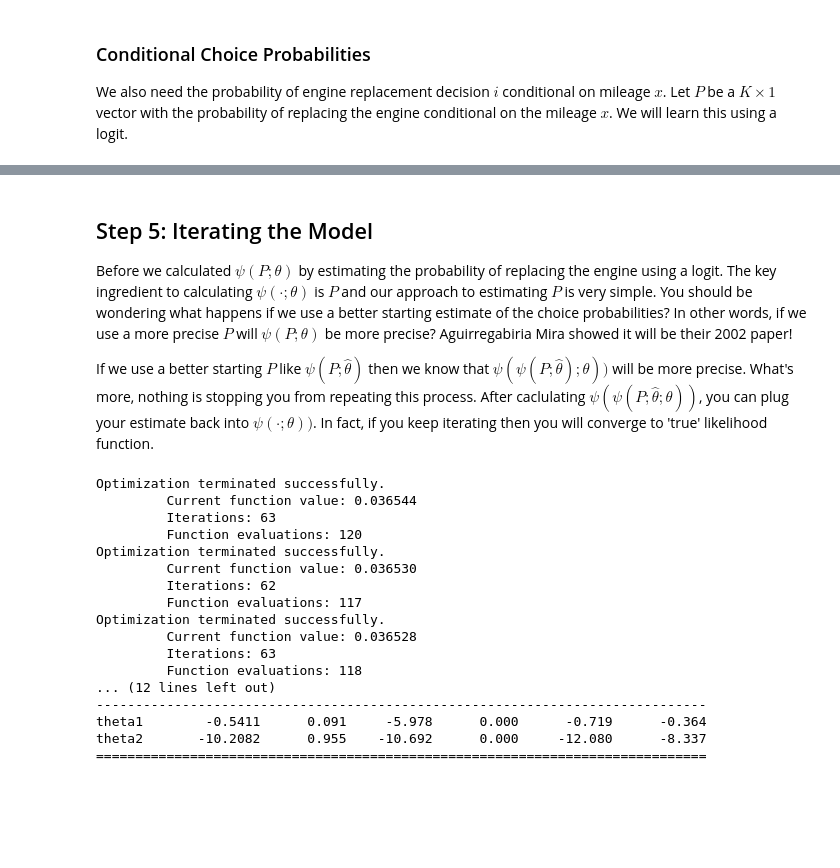
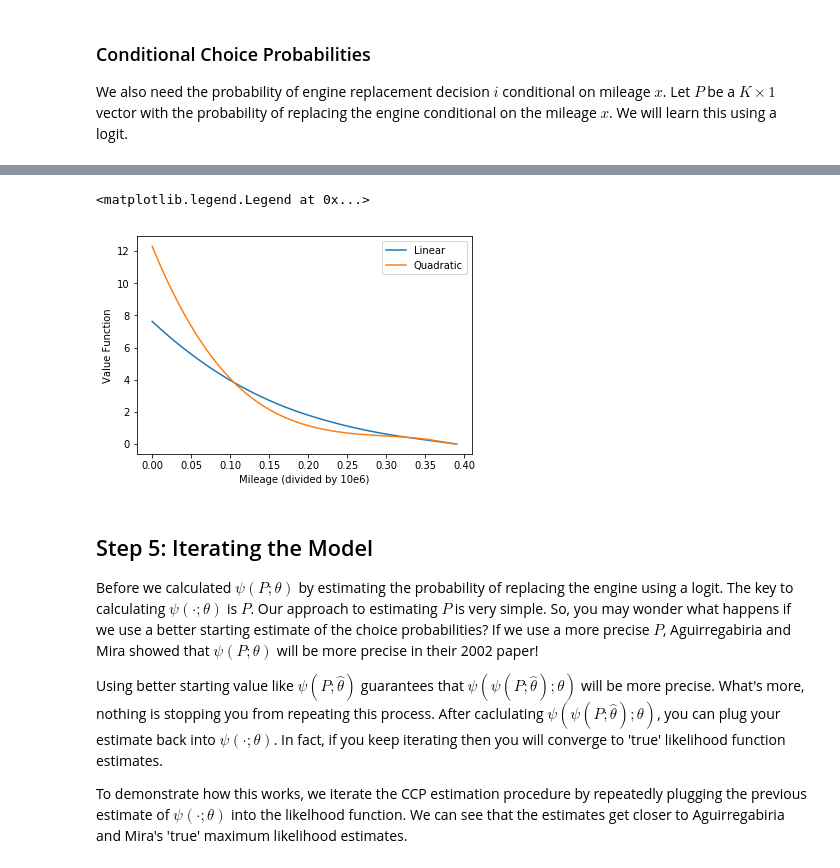
Before and after one commit to ericschulman/struct, a Jupyter notebook: hw4_io/Rust.ipynb, the cells around one changed output, grey strips where cells are left out. Saved outputs shown, nothing was run; the diff lists cells and outputs as text; code cells hidden in the pictures; blank space fills up the shorter version.

```diff
--- a/hw4_io/Rust.ipynb
+++ b/hw4_io/Rust.ipynb
@@ -252,6 +262,7 @@ Ultimately, we wanted to learn how much mileage influences the bus manager's dec
 # %%
 def hm_prob(params, cost, pr_obs, pr_trans):
-    """calculate kappa (i.e. CCP likelihood) using value function"""
+    """calculate psi (i.e. CCP likelihood) using
+    the value function from the hotz miller appraoch"""
 
     value = hm_value(params, cost, pr_obs, pr_trans)
     value = value - value.min() #subtract out smallest value
@@ -330,9 +352,9 @@ class CCP(GenericLikelihoodModel):
 # %%
 #define cost functon using lambda expression
-LINEAR_COST = lambda params, x, i: (1-i)*x*params[i] + i*params[i]
+linear_cost = lambda params, x, i: (1-i)*x*params[i] + i*params[i]
 
-model_ccp = CCP(data['replace'], data['miles'], data['miles_next'], ['theta1','theta2'], LINEAR_COST)
-print(model_ccp.results.summary())
+linear_model = CCP(data['replace'], data['miles'], data['miles_next'], ['theta1','RC'], linear_cost)
+print(linear_model.results.summary())
 # %% [output]
 Optimization terminated successfully.
          Current function value: 0.036544
@@ -361,8 +385,8 @@ We can see that the change in specification does not drastically change the esti
 # %%
-QUAD_COST = lambda params, x, i: (1-i)*(x*params[0] + x**2*params[1]) + i*params[2]
+quad_cost = lambda params, x, i: (1-i)*(x*params[0] + x**2*params[1]) + i*params[2]
 
-model_ccp = CCP(data['replace'], data['miles'], data['miles_next'], ['theta1','theta2', 'theta3'], QUAD_COST)
-print(model_ccp.results.summary())
+quad_model = CCP(data['replace'], data['miles'], data['miles_next'], ['theta1','theta2', 'R'], quad_cost)
+print(quad_model.results.summary())
 # %% [output]
 Optimization terminated successfully.
          Current function value: 0.036261
@@ -384,28 +412,26 @@ theta3       -15.2180      3.255     -4.675      0.000     -21.598      -8.838
+# %%
+#set up plot of both value functions
+fig = plt.figure()
+v_linear = hm_value(linear_model.results.params, linear_model.cost, linear_model.pr_obs, linear_model.trans)
+v_linear = v_linear - v_linear.min() #normalize
+v_quad = hm_value(quad_model.results.params, quad_model.cost, quad_model.pr_obs, quad_model.trans)
+v_quad = v_quad - v_quad.min() #normalize
+
+#make a plot of both value functions
+plt.ylabel('Value Function')
+plt.xlabel('Mileage (divided by 10e6)')
+plt.plot(STATES,v_linear,label='Linear')
+plt.plot(STATES,v_quad, label='Quadratic')
+
+plt.legend()
+# %% [output]
+<matplotlib.legend.Legend at 0x...>
+[figure, added]
 # %% [markdown]
 ## Step 5: Iterating the Model
 
-Before we calculated $\psi(P;\theta)$ by estimating the probability of replacing the engine using a logit. The key ingredient to calculating  $\psi( \cdot ;\theta)$ is $P$ and our approach to estimating $P$ is very simple. You should be wondering what happens if we use a better starting estimate of the choice probabilities? In other words, if we use a more precise $P$ will $\psi(P;\theta)$ be more precise? Aguirregabiria Mira showed it will be their 2002 paper!
+Before we calculated $\psi(P;\theta)$ by estimating the probability of replacing the engine using a logit. The key to calculating  $\psi( \cdot ;\theta)$ is $P$. Our approach to estimating $P$ is very simple. So, you may wonder what happens if we use a better starting estimate of the choice probabilities? If we use a more precise $P$, Aguirregabiria and Mira showed that $\psi(P;\theta)$ will be more precise in their 2002 paper!
 
-If we use a better starting $P$ like $\psi(P;\hat{\theta})$ then we know that $\psi( \psi(P;\hat{\theta}); \theta))$ will be more precise. What's more, nothing is stopping you from repeating this process. After caclulating $\psi( \psi(P;\hat{\theta}; \theta))$, you can plug your estimate back into $\psi( \cdot ; \theta))$. In fact, if you keep iterating then you will converge to 'true' likelihood function.
+Using better starting value like $\psi(P;\hat{\theta})$ guarantees that $\psi( \psi(P;\hat{\theta}); \theta)$ will be more precise. What's more, nothing is stopping you from repeating this process. After caclulating $\psi( \psi(P;\hat{\theta}); \theta)$, you can plug your estimate back into $\psi( \cdot ; \theta)$. In fact, if you keep iterating then you will converge to 'true' likelihood function estimates.
+
+To demonstrate how this works, we iterate the CCP estimation procedure by repeatedly plugging the previous estimate of $\psi( \cdot ; \theta)$ into the likelhood function. We can see that the estimates get closer to Aguirregabiria and Mira's 'true' maximum likelihood estimates.
-# %%
-model_ccp = CCP(data['replace'], data['miles'], data['miles_next'], ['theta1','theta2'], LINEAR_COST)
-model_ccp.iterate(2)
-print(model_ccp.results.summary())
-# %% [output]
-Optimization terminated successfully.
-         Current function value: 0.036544
-         Iterations: 63
-         Function evaluations: 120
-Optimization terminated successfully.
-         Current function value: 0.036530
-         Iterations: 62
-         Function evaluations: 117
-Optimization terminated successfully.
-         Current function value: 0.036528
-         Iterations: 63
-         Function evaluations: 118
-... (12 lines left out)
-------------------------------------------------------------------------------
-theta1        -0.5411      0.091     -5.978      0.000      -0.719      -0.364
-theta2       -10.2082      0.955    -10.692      0.000     -12.080      -8.337
-==============================================================================
```
Also changed, not shown: parts of 15 cells of this notebook.
